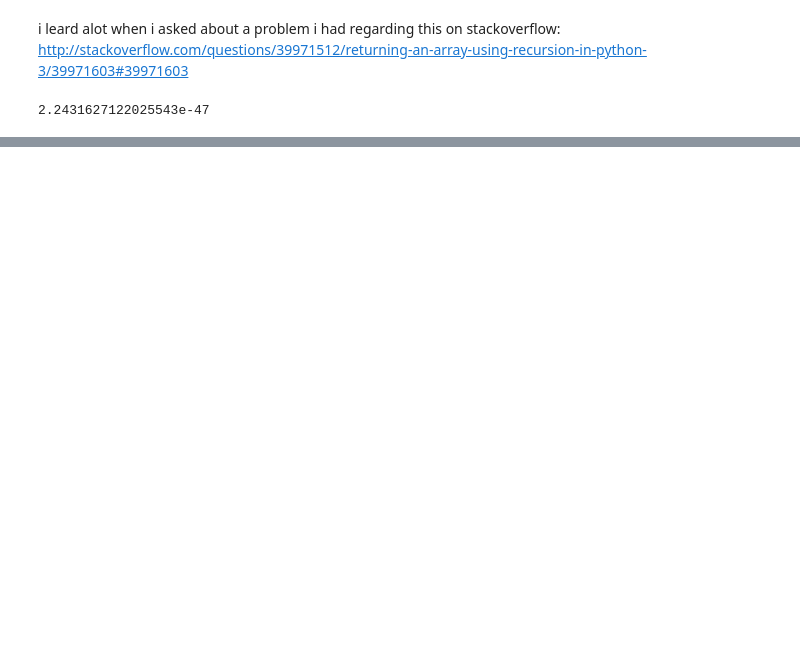
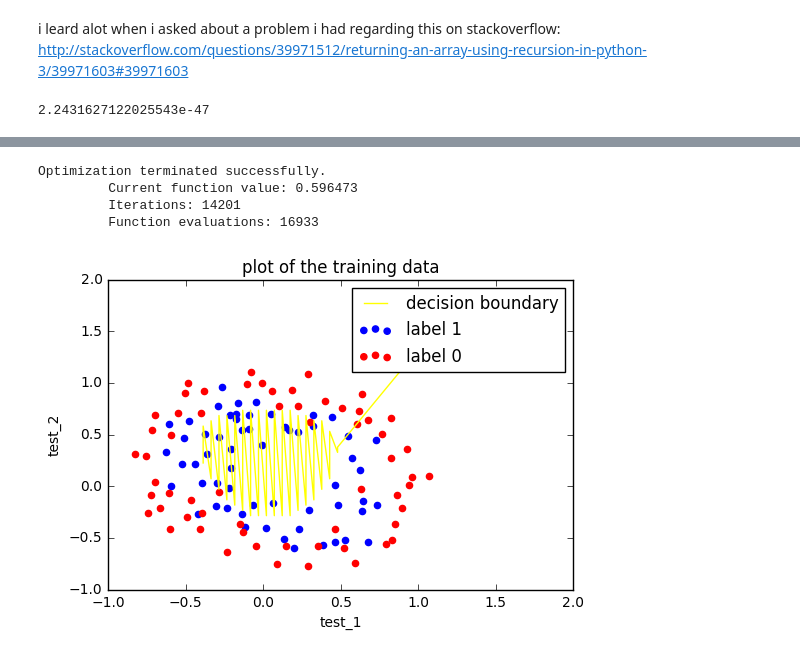
Before and after one commit to gurbraj/ML, a Jupyter notebook: ex2_logistic_regression/ex2_logistic_regression.ipynb, the cells around one changed output, grey strips where cells are left out. Drawn from its saved outputs; the diff is of its cells as text; code cells hidden in the pictures; blank space fills up the shorter version.

```diff
--- a/ex2_logistic_regression/ex2_logistic_regression.ipynb
+++ b/ex2_logistic_regression/ex2_logistic_regression.ipynb
@@ -317,0 +362,8 @@ array([ 1.,  1.,  1.,  1.,  1.,  1.,  1.,  1.,  1.,  1.,  1.,  1.,  1.,
+# %%
+decision_boundary(microchip_test_df,l=1)
+# %% [output]
+Optimization terminated successfully.
+         Current function value: 0.596473
+         Iterations: 14201
+         Function evaluations: 16933
+[figure, added]
```
Also changed, not shown: parts of 15 cells of this notebook, 2 other files.
